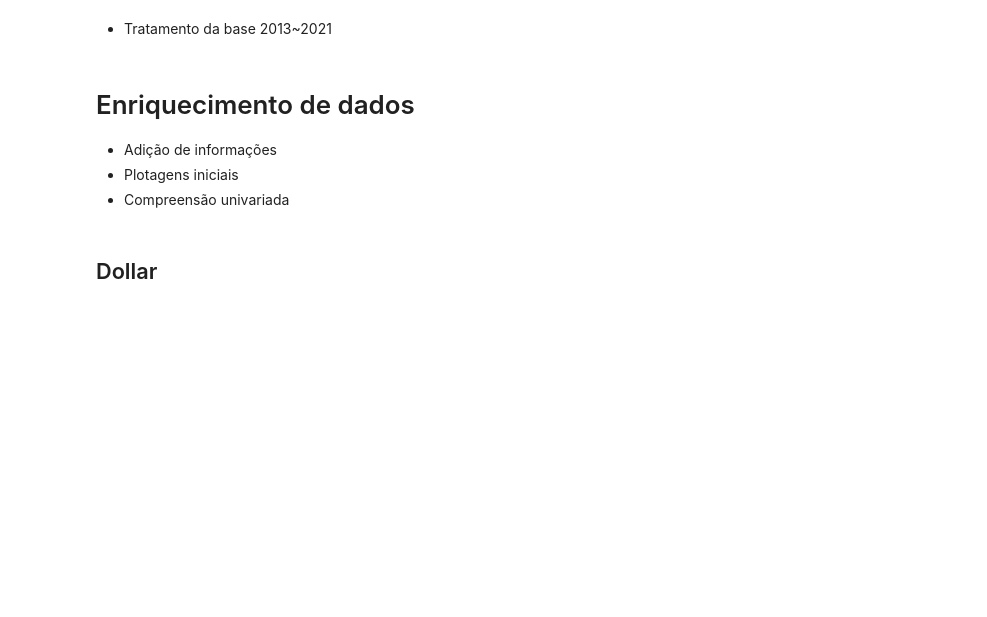
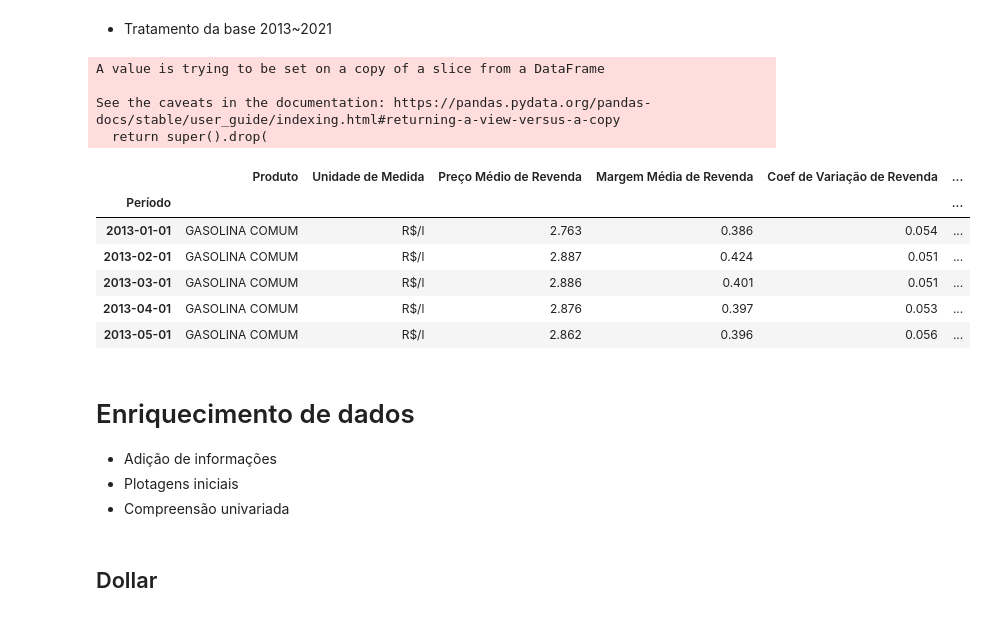
Before and after one commit to ednaelxd/residencia, a Jupyter notebook: desenvolvimento.ipynb, the cells around one changed output. Cells and saved outputs as stored; diff of their text form; code cells hidden in the pictures; blank space fills up the shorter version.

```diff
--- a/desenvolvimento.ipynb
+++ b/desenvolvimento.ipynb
@@ -7,6 +7,6 @@ import matplotlib as mth
 # %%
 dollar=pd.read_excel("./datas/dolarBRL2011.2021.xlsx")
 barril=pd.read_excel("./datas/petroleo.2011.2021.xlsx")
-gasolina=pd.read_excel("./datas/mensal-brasil-desde-jan2013.xlsx")
+#gasolina=pd.read_excel("./datas/mensal-brasil-desde-jan2013.xlsx")
 # %% [markdown]
 # Tratamento dos dados
@@ -112,6 +176,25 @@ df_gasolina=gasolina[gasolina.iloc[0:,1]=='GASOLINA COMUM']
 df_gasolina.set_index(df_gasolina['MÊS'],inplace=True)
 df_gasolina.rename_axis(index={'MÊS':'Período'},inplace=True)
 df_gasolina.drop('MÊS',axis=1,inplace=True)
+# %% [output]
+A value is trying to be set on a copy of a slice from a DataFrame
+
+See the caveats in the documentation: https://pandas.pydata.org/pandas-docs/stable/user_guide/indexing.html#returning-a-view-versus-a-copy
+  return super().drop(
+# %%
+df_gasolina.columns=(['Produto', 'Unidade de Medida', 'Preço Médio de Revenda',
+       'Margem Média de Revenda', 'Coef de Variação de Revenda',
+       'Valor de Venda Médio', 'Coef de Variação de Distribuição'])
+# %%
+df_gasolina.head()
+# %% [output]
+|  | Produto | Unidade de Medida | Preço Médio de Revenda | Margem Média de Revenda | Coef de Variação de Revenda | ... |
+| Período |  |  |  |  |  | ... |
+| 2013-01-01 | GASOLINA COMUM | R$/l | 2.763 | 0.386 | 0.054 | ... |
+| 2013-02-01 | GASOLINA COMUM | R$/l | 2.887 | 0.424 | 0.051 | ... |
+| 2013-03-01 | GASOLINA COMUM | R$/l | 2.886 | 0.401 | 0.051 | ... |
+| 2013-04-01 | GASOLINA COMUM | R$/l | 2.876 | 0.397 | 0.053 | ... |
+| 2013-05-01 | GASOLINA COMUM | R$/l | 2.862 | 0.396 | 0.056 | ... |
 # %% [markdown]
 # Enriquecimento de dados
 - Adição de informações
```
Also changed, not shown: parts of 36 cells of this notebook.
